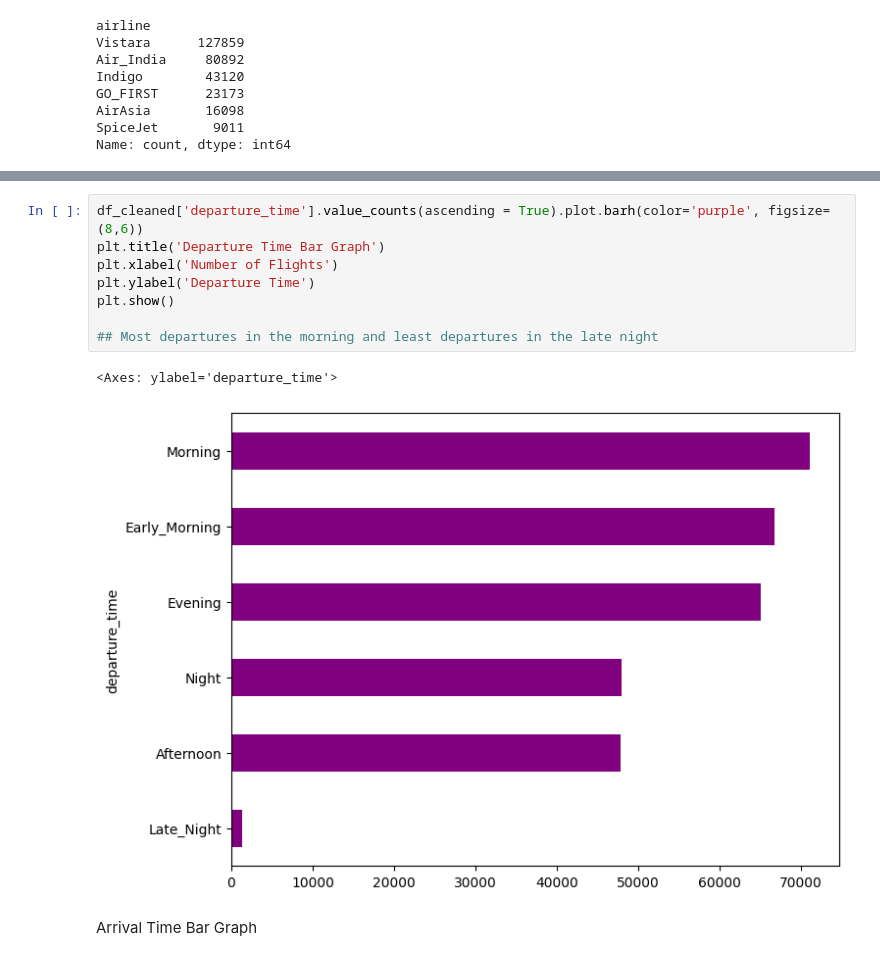
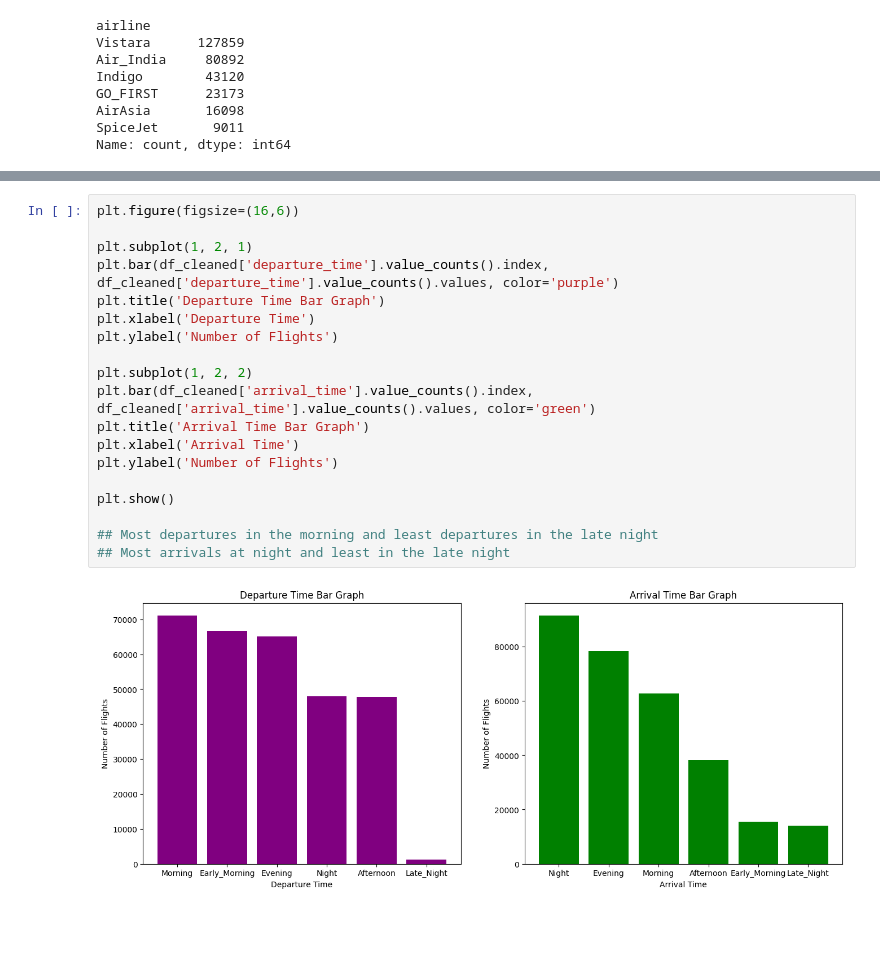
Before and after one commit to ImranQureshi25/Flight_Data_Analysis_Python_Project, a Jupyter notebook: Flight_Data_Analysis_Python_Project.ipynb, the cells around one changed output, grey strips where cells are left out. Cells and saved outputs as stored; diff of their text form; blank space fills up the shorter version.

```diff
--- a/Flight_Data_Analysis_Python_Project.ipynb
+++ b/Flight_Data_Analysis_Python_Project.ipynb
@@ -185,13 +185,21 @@ Departure Time Bar Graph
 # %%
-df_cleaned['departure_time'].value_counts(ascending = True).plot.barh(color='purple', figsize=(8,6))
+plt.figure(figsize=(16,6))
+
+plt.subplot(1, 2, 1)
+plt.bar(df_cleaned['departure_time'].value_counts().index, df_cleaned['departure_time'].value_counts().values, color='purple')
 plt.title('Departure Time Bar Graph')
-plt.xlabel('Number of Flights')
-plt.ylabel('Departure Time')
+plt.xlabel('Departure Time')
+plt.ylabel('Number of Flights')
+
+plt.subplot(1, 2, 2)
+plt.bar(df_cleaned['arrival_time'].value_counts().index, df_cleaned['arrival_time'].value_counts().values, color='green')
+plt.title('Arrival Time Bar Graph')
+plt.xlabel('Arrival Time')
+plt.ylabel('Number of Flights')
+
 plt.show()
 
 ## Most departures in the morning and least departures in the late night
+## Most arrivals at night and least in the late night
 # %% [output]
-<Axes: ylabel='departure_time'>
-[figure, old version]
+[figure, new version]
-# %% [markdown]
-Arrival Time Bar Graph
```
Also changed, not shown: parts of 8 cells of this notebook.
